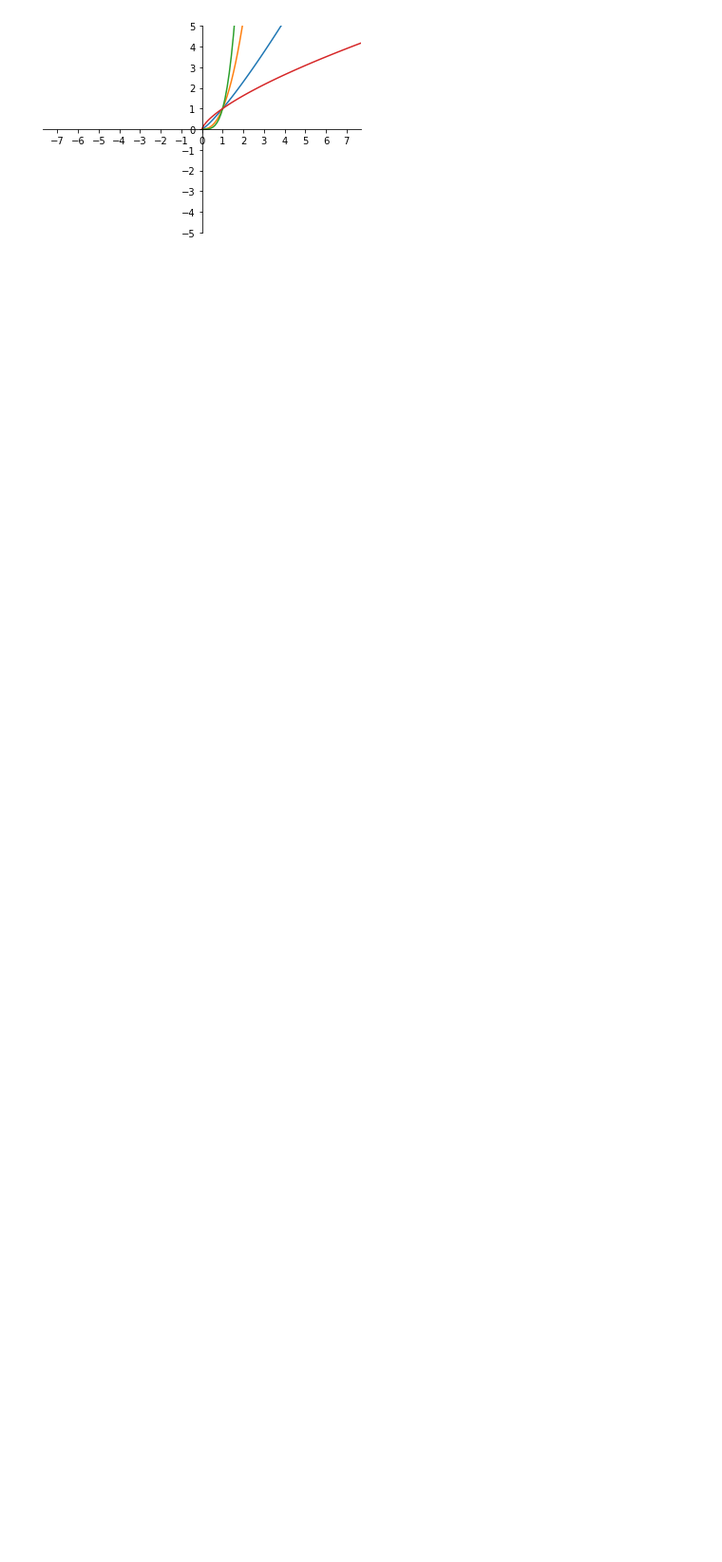
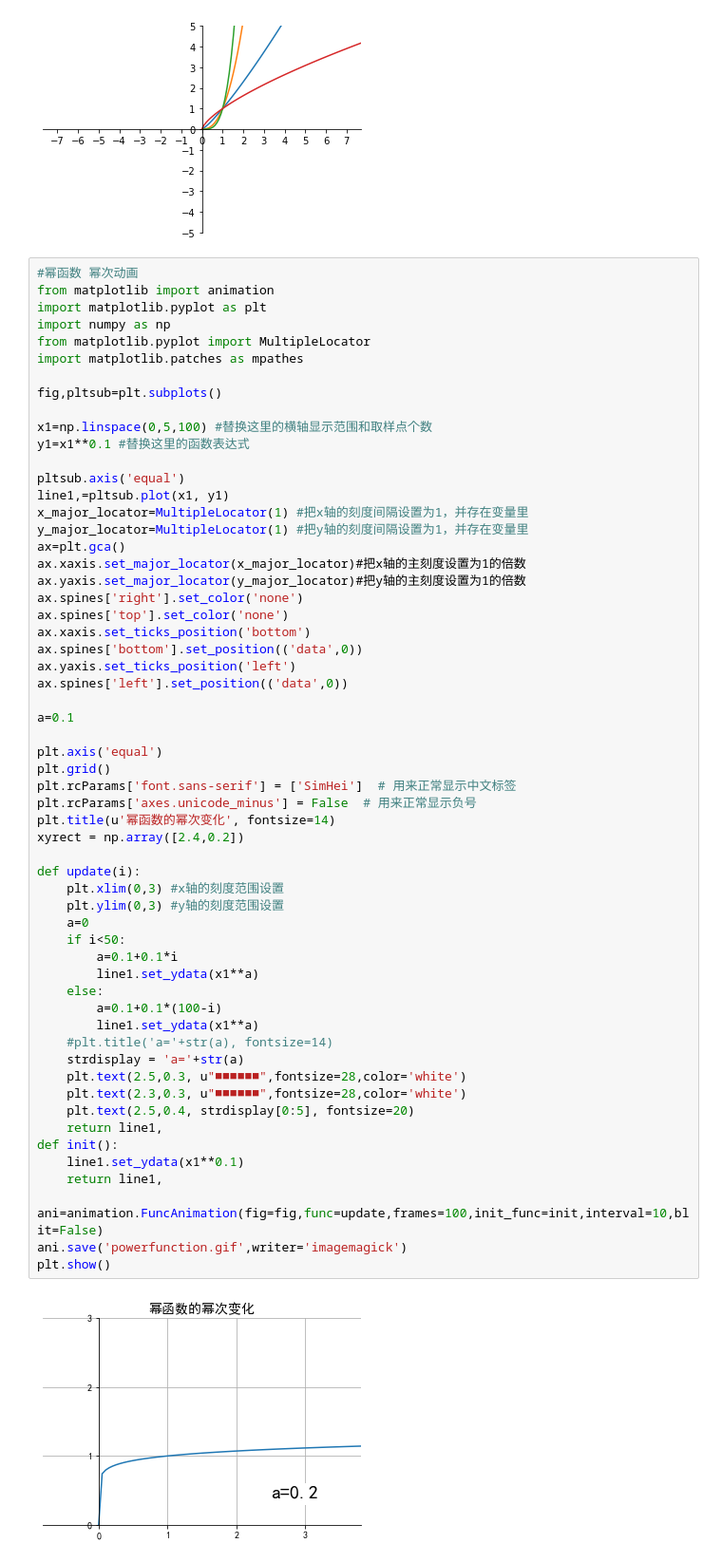
Before and after one commit to kastaineibum/WittyMathematics, a Jupyter notebook: sec1-1.ipynb, the cells around one changed output. Shown at 95% size. Drawn from its saved outputs; the diff is of its cells as text; blank space fills up the shorter version.

```diff
--- a/sec1-1.ipynb
+++ b/sec1-1.ipynb
@@ -213,3 +213,64 @@ ax.spines['left'].set_position(('data',0))
 plt.show()
 # %% [output]
 [figure]
+# %%
+#幂函数 幂次动画
+from matplotlib import animation
+import matplotlib.pyplot as plt
+import numpy as np
+from matplotlib.pyplot import MultipleLocator
+import matplotlib.patches as mpathes
+
+fig,pltsub=plt.subplots()
+
+x1=np.linspace(0,5,100) #替换这里的横轴显示范围和取样点个数
+y1=x1**0.1 #替换这里的函数表达式
+
+pltsub.axis('equal')
+line1,=pltsub.plot(x1, y1)
+x_major_locator=MultipleLocator(1) #把x轴的刻度间隔设置为1，并存在变量里
+y_major_locator=MultipleLocator(1) #把y轴的刻度间隔设置为1，并存在变量里
+ax=plt.gca()
+ax.xaxis.set_major_locator(x_major_locator)#把x轴的主刻度设置为1的倍数
+ax.yaxis.set_major_locator(y_major_locator)#把y轴的主刻度设置为1的倍数
+ax.spines['right'].set_color('none')
+ax.spines['top'].set_color('none')
+ax.xaxis.set_ticks_position('bottom')
+ax.spines['bottom'].set_position(('data',0))
+ax.yaxis.set_ticks_position('left')
+ax.spines['left'].set_position(('data',0))
+
+a=0.1
+
+plt.axis('equal')
+plt.grid()
+plt.rcParams['font.sans-serif'] = ['SimHei']  # 用来正常显示中文标签
+plt.rcParams['axes.unicode_minus'] = False  # 用来正常显示负号
+plt.title(u'幂函数的幂次变化', fontsize=14)
+xyrect = np.array([2.4,0.2])
+
+def update(i):
+    plt.xlim(0,3) #x轴的刻度范围设置
+    plt.ylim(0,3) #y轴的刻度范围设置
+    a=0
+    if i<50:
+        a=0.1+0.1*i
+        line1.set_ydata(x1**a)
+    else:
+        a=0.1+0.1*(100-i)
+        line1.set_ydata(x1**a)
+    #plt.title('a='+str(a), fontsize=14)
+    strdisplay = 'a='+str(a)
+    plt.text(2.5,0.3, u"■■■■■■",fontsize=28,color='white')
+    plt.text(2.3,0.3, u"■■■■■■",fontsize=28,color='white')
+    plt.text(2.5,0.4, strdisplay[0:5], fontsize=20)
+    return line1,
+def init():
+    line1.set_ydata(x1**0.1)
+    return line1,
+
+ani=animation.FuncAnimation(fig=fig,func=update,frames=100,init_func=init,interval=10,blit=False)
+ani.save('powerfunction.gif',writer='imagemagick')
+plt.show()
+# %% [output]
+[figure, added]
```
Also changed, not shown: parts of 1 cell of this notebook, 3 other files.
